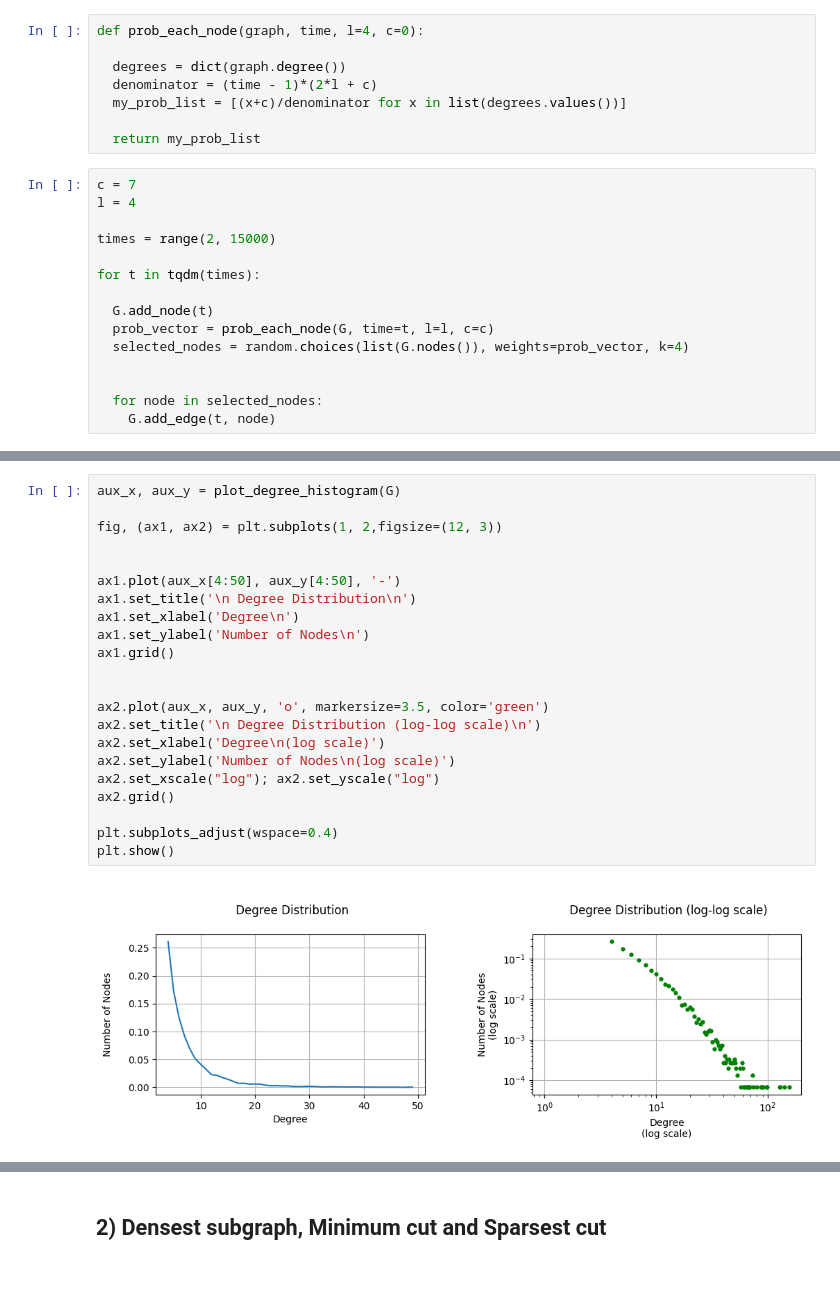
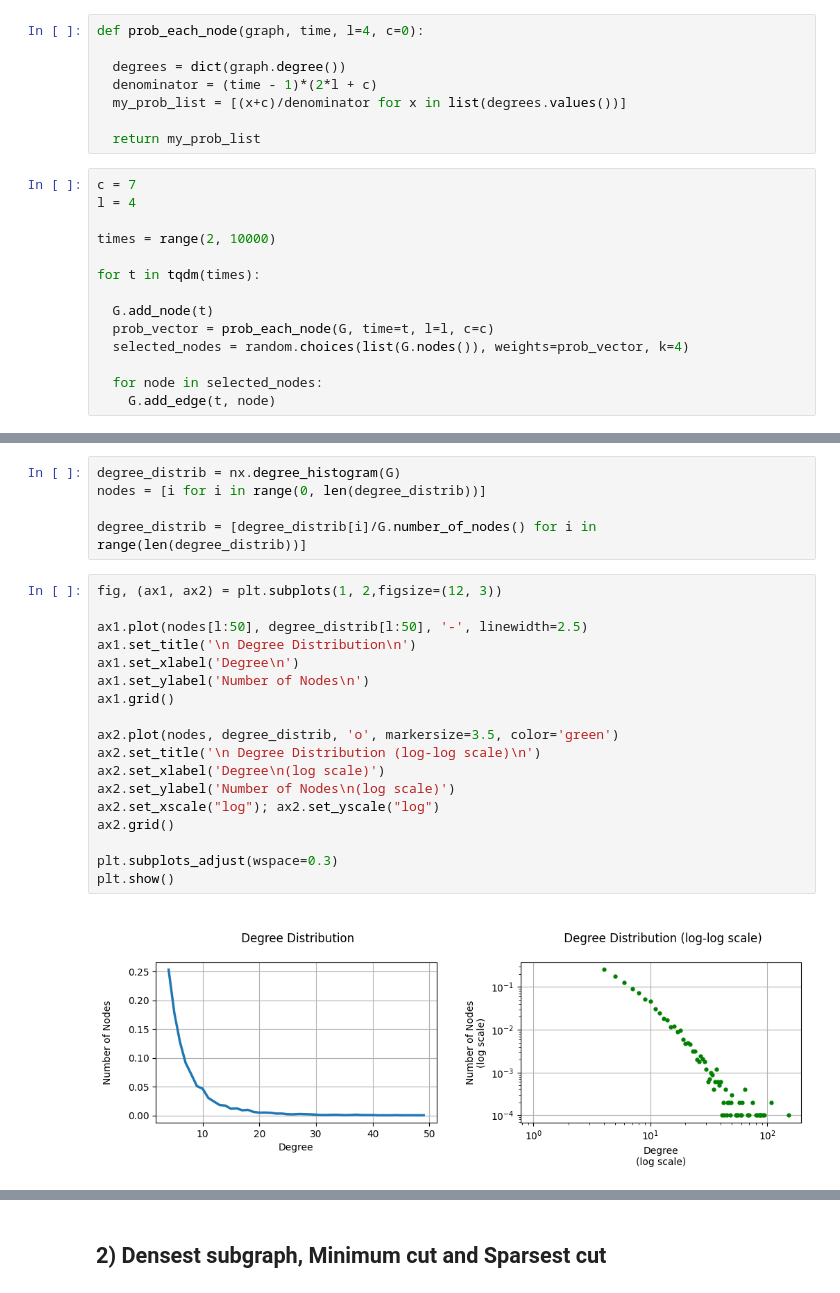
Before and after one commit to LM1997610/NeuralNetworks, a Jupyter notebook: ARIS_hw_(1).ipynb, the cells around one changed output, grey strips where cells are left out. Saved outputs shown, nothing was run; the diff lists cells and outputs as text.

```diff
--- a/ARIS_hw_(1).ipynb
+++ b/ARIS_hw_(1).ipynb
@@ -44,7 +73,7 @@ def prob_each_node(graph, time, l=4, c=0):
 c = 7
 l = 4
 
-times = range(2, 15000)
+times = range(2, 10000)
 
 for t in tqdm(times):
 
@@ -52,6 +81,5 @@ for t in tqdm(times):
   prob_vector = prob_each_node(G, time=t, l=l, c=c)
   selected_nodes = random.choices(list(G.nodes()), weights=prob_vector, k=4)
 
-
   for node in selected_nodes:
     G.add_edge(t, node)
@@ -71,24 +86,25 @@ def plot_degree_histogram(g, normalized=True):
+# %%
+degree_distrib = nx.degree_histogram(G)
+nodes = [i for i in range(0, len(degree_distrib))]
+
+degree_distrib = [degree_distrib[i]/G.number_of_nodes() for i in range(len(degree_distrib))]
 # %%
-aux_x, aux_y = plot_degree_histogram(G)
-
 fig, (ax1, ax2) = plt.subplots(1, 2,figsize=(12, 3))
 
-
-ax1.plot(aux_x[4:50], aux_y[4:50], '-')
+ax1.plot(nodes[l:50], degree_distrib[l:50], '-', linewidth=2.5)
 ax1.set_title('\n Degree Distribution\n')
 ax1.set_xlabel('Degree\n')
 ax1.set_ylabel('Number of Nodes\n')
 ax1.grid()
 
-
-ax2.plot(aux_x, aux_y, 'o', markersize=3.5, color='green')
+ax2.plot(nodes, degree_distrib, 'o', markersize=3.5, color='green')
 ax2.set_title('\n Degree Distribution (log-log scale)\n')
 ax2.set_xlabel('Degree\n(log scale)')
 ax2.set_ylabel('Number of Nodes\n(log scale)')
 ax2.set_xscale("log"); ax2.set_yscale("log")
 ax2.grid()
 
-plt.subplots_adjust(wspace=0.4)
+plt.subplots_adjust(wspace=0.3)
 plt.show()
 # %% [output]
-[figure, old version]
+[figure, new version]
```
Also changed, not shown: parts of 15 cells of this notebook.
